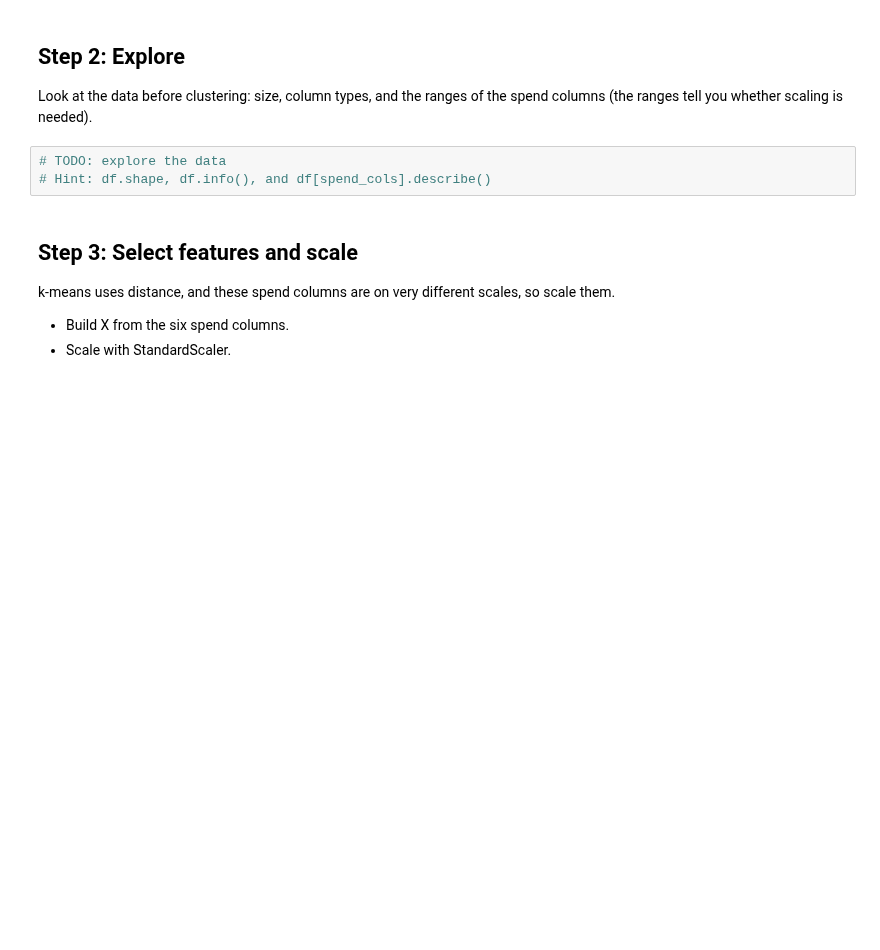
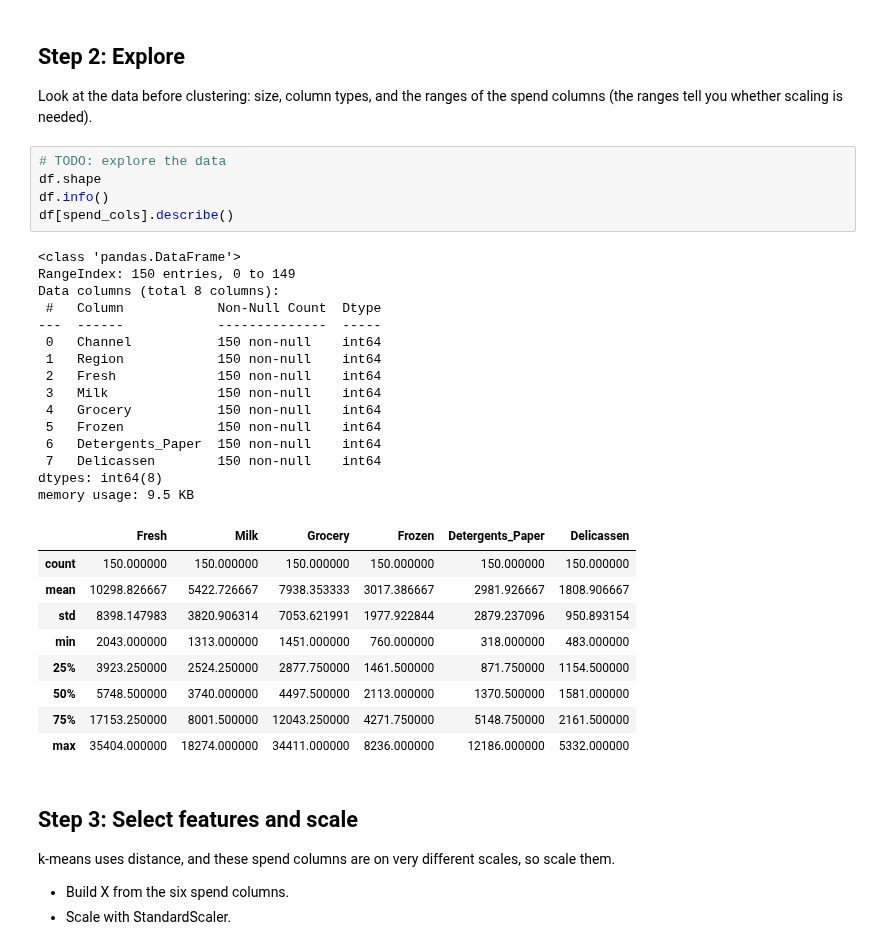
Before and after one commit to SylarJolly/CSCI-4047-800, a Jupyter notebook: Mod08 Clustering/Assignment/clustering_assignment.ipynb, the cells around one changed output. Saved outputs shown, nothing was run; the diff lists cells and outputs as text; blank space fills up the shorter version.

```diff
--- a/Mod08 Clustering/Assignment/clustering_assignment.ipynb
+++ b/Mod08 Clustering/Assignment/clustering_assignment.ipynb
@@ -50,7 +50,34 @@ Look at the data before clustering: size, column types, and the ranges of the sp
 (the ranges tell you whether scaling is needed).
 # %%
 # TODO: explore the data
-# Hint: df.shape, df.info(), and df[spend_cols].describe()
+df.shape
+df.info()
+df[spend_cols].describe()
+# %% [output]
+<class 'pandas.DataFrame'>
+RangeIndex: 150 entries, 0 to 149
+Data columns (total 8 columns):
+ #   Column            Non-Null Count  Dtype
+---  ------            --------------  -----
+ 0   Channel           150 non-null    int64
+ 1   Region            150 non-null    int64
+ 2   Fresh             150 non-null    int64
+ 3   Milk              150 non-null    int64
+ 4   Grocery           150 non-null    int64
+ 5   Frozen            150 non-null    int64
+ 6   Detergents_Paper  150 non-null    int64
+ 7   Delicassen        150 non-null    int64
+dtypes: int64(8)
+memory usage: 9.5 KB
+|  | Fresh | Milk | Grocery | Frozen | Detergents_Paper | Delicassen |
+| count | 150.000000 | 150.000000 | 150.000000 | 150.000000 | 150.000000 | 150.000000 |
+| mean | 10298.826667 | 5422.726667 | 7938.353333 | 3017.386667 | 2981.926667 | 1808.906667 |
+| std | 8398.147983 | 3820.906314 | 7053.621991 | 1977.922844 | 2879.237096 | 950.893154 |
+| min | 2043.000000 | 1313.000000 | 1451.000000 | 760.000000 | 318.000000 | 483.000000 |
+| 25% | 3923.250000 | 2524.250000 | 2877.750000 | 1461.500000 | 871.750000 | 1154.500000 |
+| 50% | 5748.500000 | 3740.000000 | 4497.500000 | 2113.000000 | 1370.500000 | 1581.000000 |
+| 75% | 17153.250000 | 8001.500000 | 12043.250000 | 4271.750000 | 5148.750000 | 2161.500000 |
+| max | 35404.000000 | 18274.000000 | 34411.000000 | 8236.000000 | 12186.000000 | 5332.000000 |
 # %% [markdown]
 ## Step 3: Select features and scale
 
```
Also changed, not shown: parts of 8 cells of this notebook.
